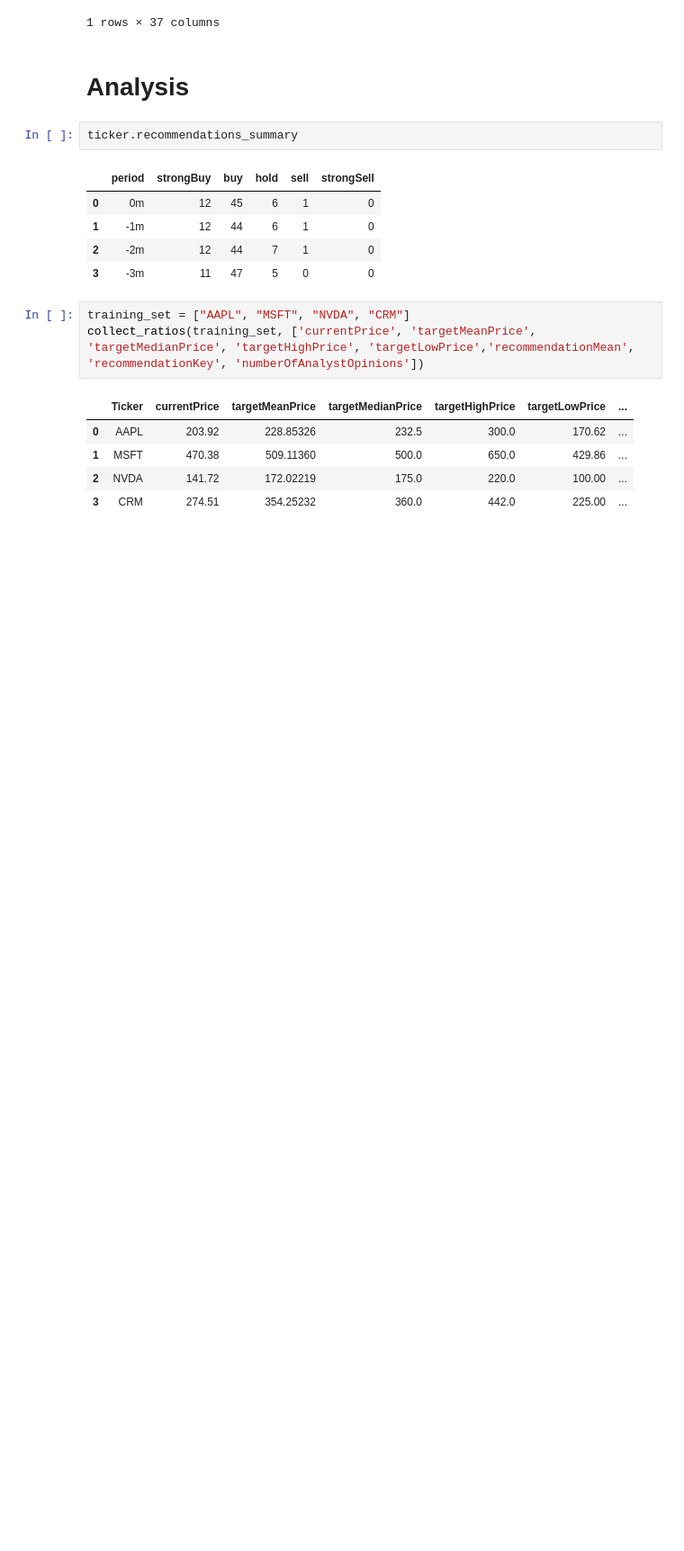
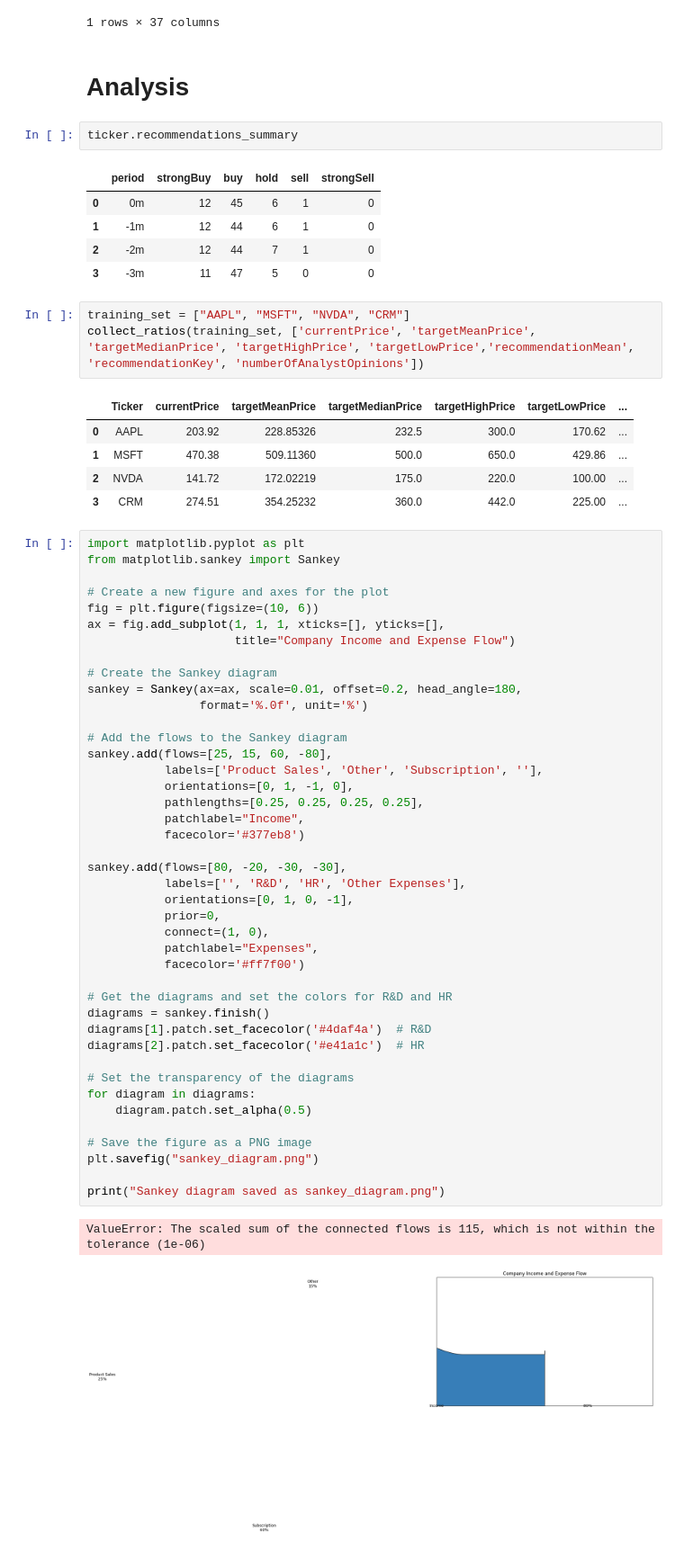
Before and after one commit to robert0714/manning-investing-programmers-stefan-papp-2025, a Jupyter notebook: ch02.ipynb, the cells around one changed output. Shown at 90% size. Drawn from its saved outputs; the diff is of its cells as text; blank space fills up the shorter version.

```diff
--- a/ch02.ipynb
+++ b/ch02.ipynb
@@ -323,3 +323,48 @@ collect_ratios(training_set, ['currentPrice', 'targetMeanPrice', 'targetMedianPr
 | 1 | MSFT | 470.38 | 509.11360 | 500.0 | 650.0 | 429.86 | ... |
 | 2 | NVDA | 141.72 | 172.02219 | 175.0 | 220.0 | 100.00 | ... |
 | 3 | CRM | 274.51 | 354.25232 | 360.0 | 442.0 | 225.00 | ... |
+# %%
+import matplotlib.pyplot as plt
+from matplotlib.sankey import Sankey
+
+# Create a new figure and axes for the plot
+fig = plt.figure(figsize=(10, 6))
+ax = fig.add_subplot(1, 1, 1, xticks=[], yticks=[],
+                     title="Company Income and Expense Flow")
+
+# Create the Sankey diagram
+sankey = Sankey(ax=ax, scale=0.01, offset=0.2, head_angle=180,
+                format='%.0f', unit='%')
+
+# Add the flows to the Sankey diagram
+sankey.add(flows=[25, 15, 60, -80],
+           labels=['Product Sales', 'Other', 'Subscription', ''],
+           orientations=[0, 1, -1, 0],
+           pathlengths=[0.25, 0.25, 0.25, 0.25],
+           patchlabel="Income",
+           facecolor='#377eb8')
+
+sankey.add(flows=[80, -20, -30, -30],
+           labels=['', 'R&D', 'HR', 'Other Expenses'],
+           orientations=[0, 1, 0, -1],
+           prior=0,
+           connect=(1, 0),
+           patchlabel="Expenses",
+           facecolor='#ff7f00')
+
+# Get the diagrams and set the colors for R&D and HR
+diagrams = sankey.finish()
+diagrams[1].patch.set_facecolor('#4daf4a')  # R&D
+diagrams[2].patch.set_facecolor('#e41a1c')  # HR
+
+# Set the transparency of the diagrams
+for diagram in diagrams:
+    diagram.patch.set_alpha(0.5)
+
+# Save the figure as a PNG image
+plt.savefig("sankey_diagram.png")
+
+print("Sankey diagram saved as sankey_diagram.png")
+# %% [output]
+ValueError: The scaled sum of the connected flows is 115, which is not within the tolerance (1e-06)
+[figure, added]
```
Also changed, not shown: parts of 2 cells of this notebook, 8 other files.
